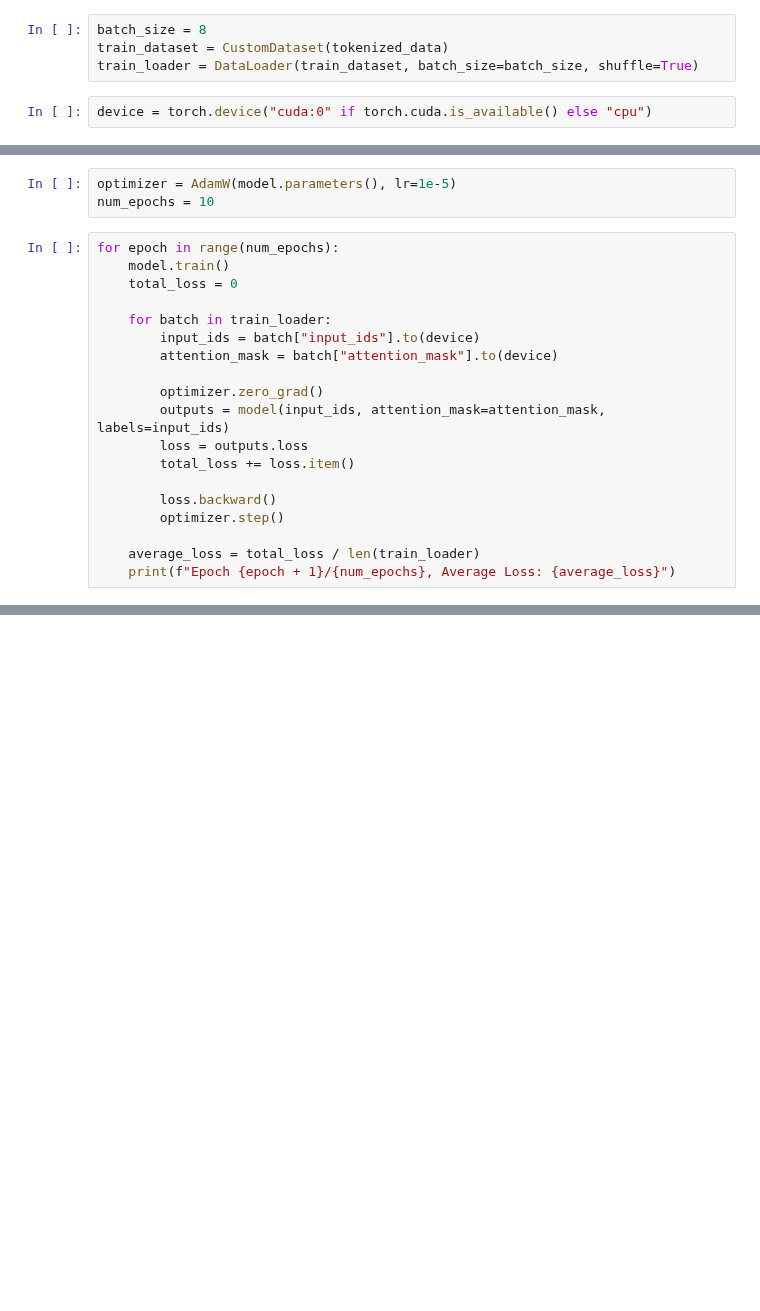
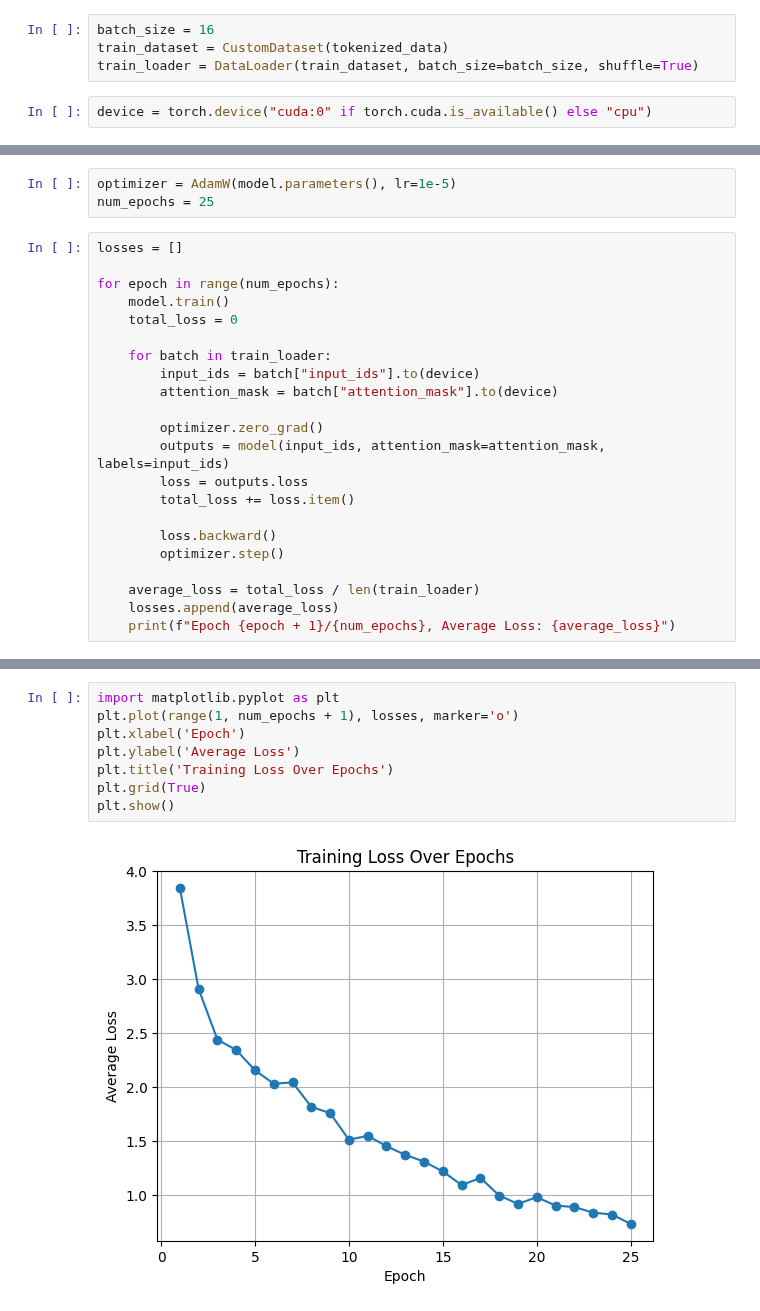
Before and after one commit to notgitika/political-speech-generation, a Jupyter notebook: BERT_experiments.ipynb, the cells around one changed output, grey strips where cells are left out. Drawn from its saved outputs; the diff is of its cells as text; blank space fills up the shorter version.

```diff
--- a/BERT_experiments.ipynb
+++ b/BERT_experiments.ipynb
@@ -55,7 +55,7 @@ class CustomDataset(Dataset):
             "attention_mask": self.tokenized_data["attention_mask"][idx],
         }
 # %%
-batch_size = 8
+batch_size = 16
 train_dataset = CustomDataset(tokenized_data)
 train_loader = DataLoader(train_dataset, batch_size=batch_size, shuffle=True)
 # %%
@@ -68,8 +68,10 @@ Some weights of the model checkpoint at bert-base-uncased were not used when ini
 - This IS NOT expected if you are initializing BertForMaskedLM from the checkpoint of a model that you expect to be exactly identical (initializing a BertForSequenceClassification model from a BertFor ...
 # %%
 optimizer = AdamW(model.parameters(), lr=1e-5)
-num_epochs = 10
+num_epochs = 25
 # %%
+losses = []
+
 for epoch in range(num_epochs):
     model.train()
     total_loss = 0
@@ -87,5 +89,6 @@ for epoch in range(num_epochs):
         optimizer.step()
 
     average_loss = total_loss / len(train_loader)
+    losses.append(average_loss)
     print(f"Epoch {epoch + 1}/{num_epochs}, Average Loss: {average_loss}")
 # %% [output]
@@ -102,3 +112,13 @@ Epoch 10/10, Average Loss: 0.9913296401500702
+# %%
+import matplotlib.pyplot as plt
+plt.plot(range(1, num_epochs + 1), losses, marker='o')
+plt.xlabel('Epoch')
+plt.ylabel('Average Loss')
+plt.title('Training Loss Over Epochs')
+plt.grid(True)
+plt.show()
+# %% [output]
+[figure, added]
 # %%
 num_sentences = 5
 
```
Also changed, not shown: parts of 3 cells of this notebook.
